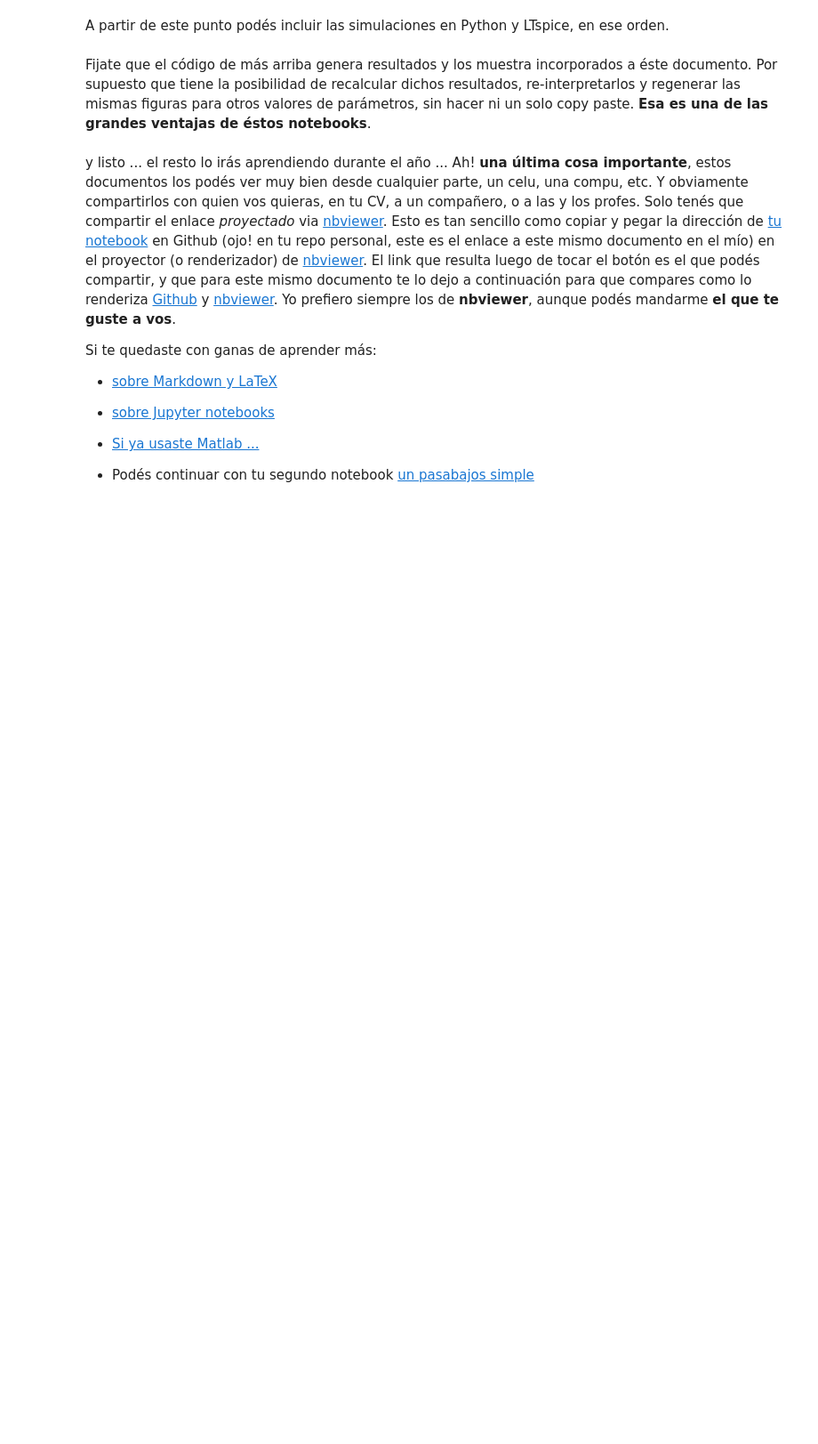
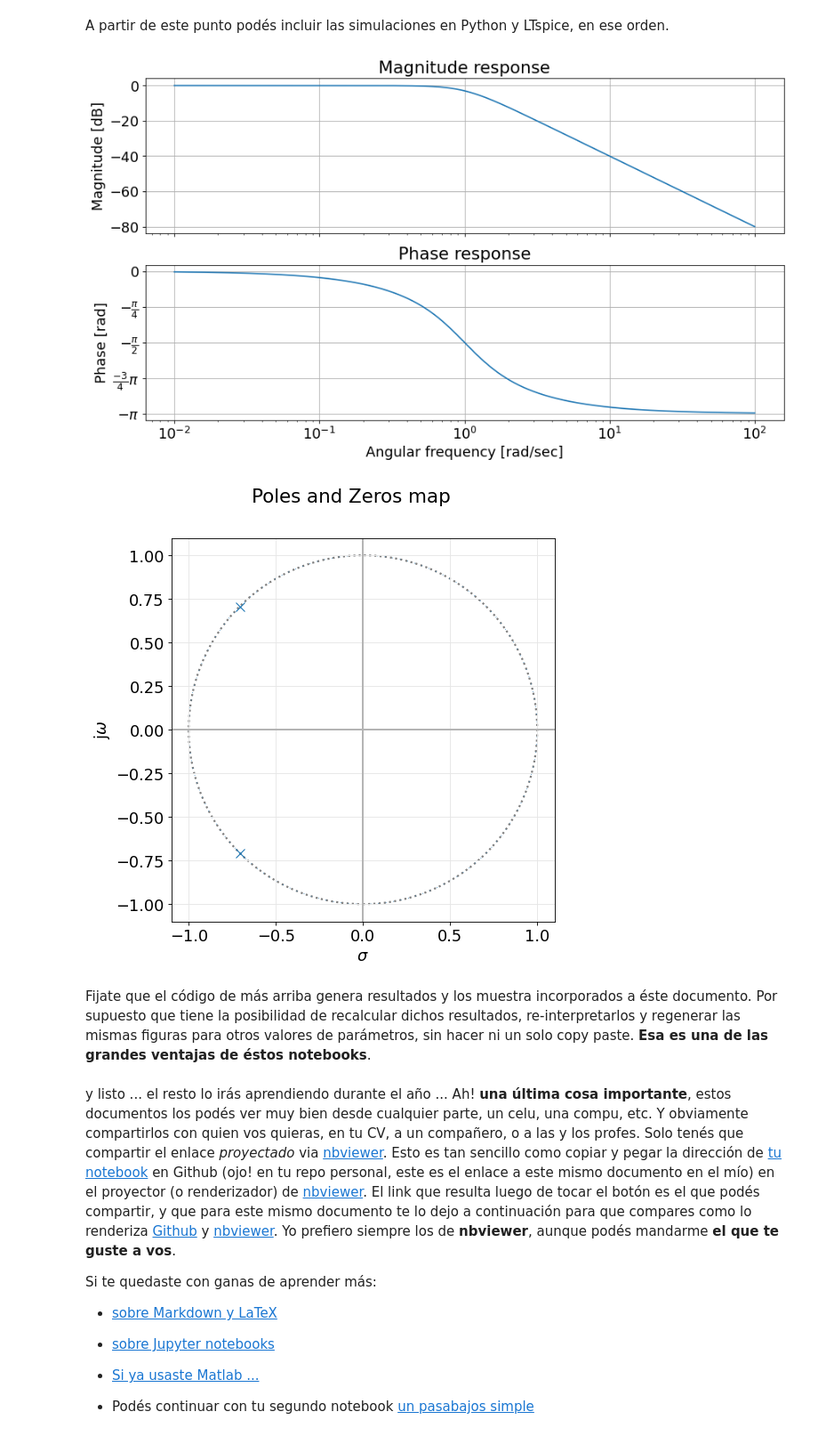
Before and after one commit to brunogle/tc2-r4001, a Jupyter notebook: trabajo_semanal_0/tu_primer_notebook.ipynb, the cells around one changed output. Shown: that part at 89% size. Cells and saved outputs as stored; diff of their text form; code cells hidden in the pictures; blank space fills up the shorter version.

```diff
--- a/trabajo_semanal_0/tu_primer_notebook.ipynb
+++ b/trabajo_semanal_0/tu_primer_notebook.ipynb
@@ -108,11 +106,6 @@ IFrame("./sos_pb_lapiz.pdf", width=1000, height=1000)
 # %% [markdown]
 A partir de este punto podés incluir las simulaciones en Python y LTspice, en ese orden.
 # %%
-
-from matplotlib import patheffects
-plt.rcParams['path.effects'] = [patheffects.withStroke(linewidth=0)]
-
-
 # Definimos los parámetros de la simulación
 
 # Probar diferentes valores de Q
@@ -120,33 +113,36 @@ plt.rcParams['path.effects'] = [patheffects.withStroke(linewidth=0)]
 
 #Q = 1/3           # sobreamortiguado
 #Q = 1/2  # amortiguamiento crítico  (son definiciones de T. de control)
 Q = np.sqrt(2)/2             # subamortiguado
 
 # Luego de analizar diferentes Q, probar desnormalizar
 ######################################################
 w0 = 1
 
 # Cargamos la funcion transferencia como vectores de sus coeficientes.
 
 num = np.array([ w0**2 ])
 den = np.array([ 1., w0 / Q, w0**2 ])
 
 H1 = sig.TransferFunction( num, den )
 
 # Graficamos el diagrama de polos y ceros
 # Graficamos la respuesta en frecuencia para el modulo y la fase.
 
 _, axes_hdl = bodePlot(H1)
 
 # para que se vea como uno intuye el módulo. Probar comentar las siguientes 2 líneas
 plt.sca(axes_hdl[0])
 #plt.ylim([-1,1])
 
 plt.gca
 
 pzmap(H1)
 
 plt.show()
+# %% [output]
+[figure, added]
+[figure, added]
 # %% [markdown]
 Fijate que el código de más arriba genera resultados y los muestra incorporados a éste documento. Por supuesto que tiene la posibilidad de recalcular dichos resultados, re-interpretarlos y regenerar las mismas figuras para otros valores de parámetros, sin hacer ni un solo copy paste. **Esa es una de las grandes ventajas de éstos notebooks**.
 # %% [markdown]
```
Also changed, not shown: parts of 3 cells of this notebook.
